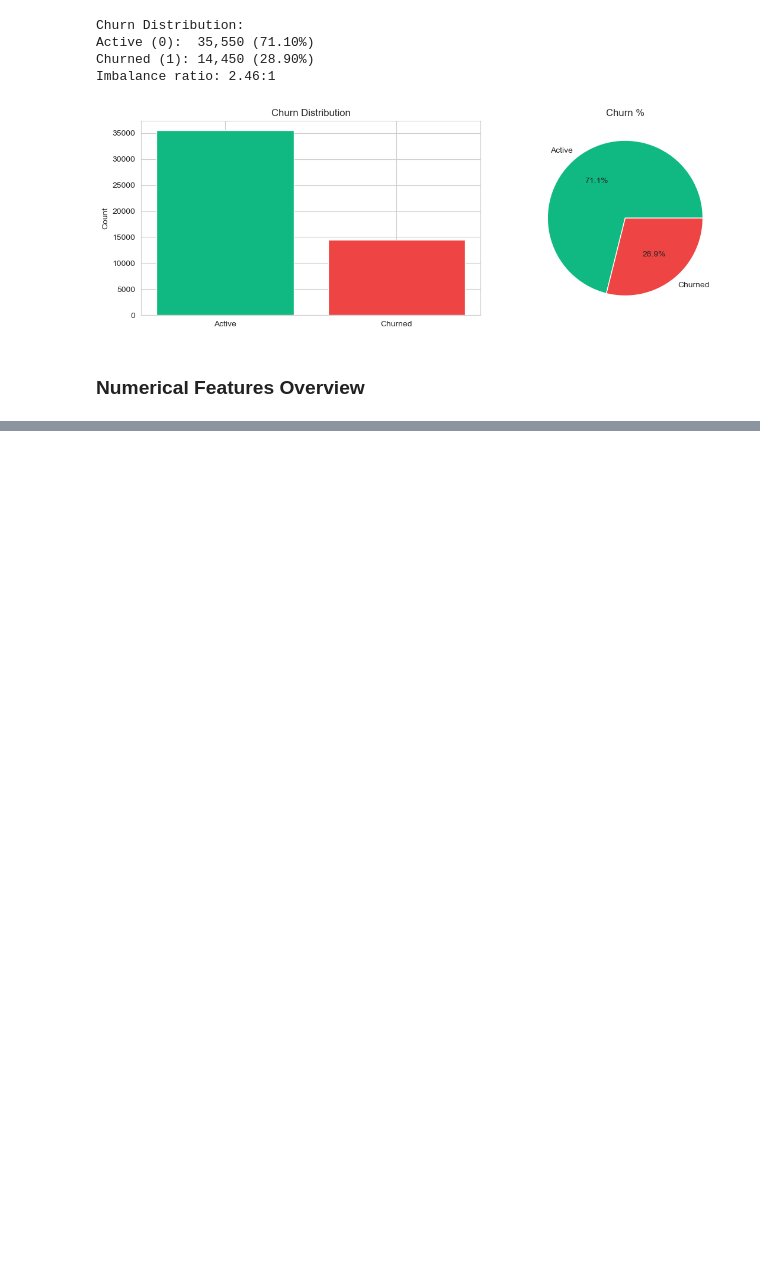
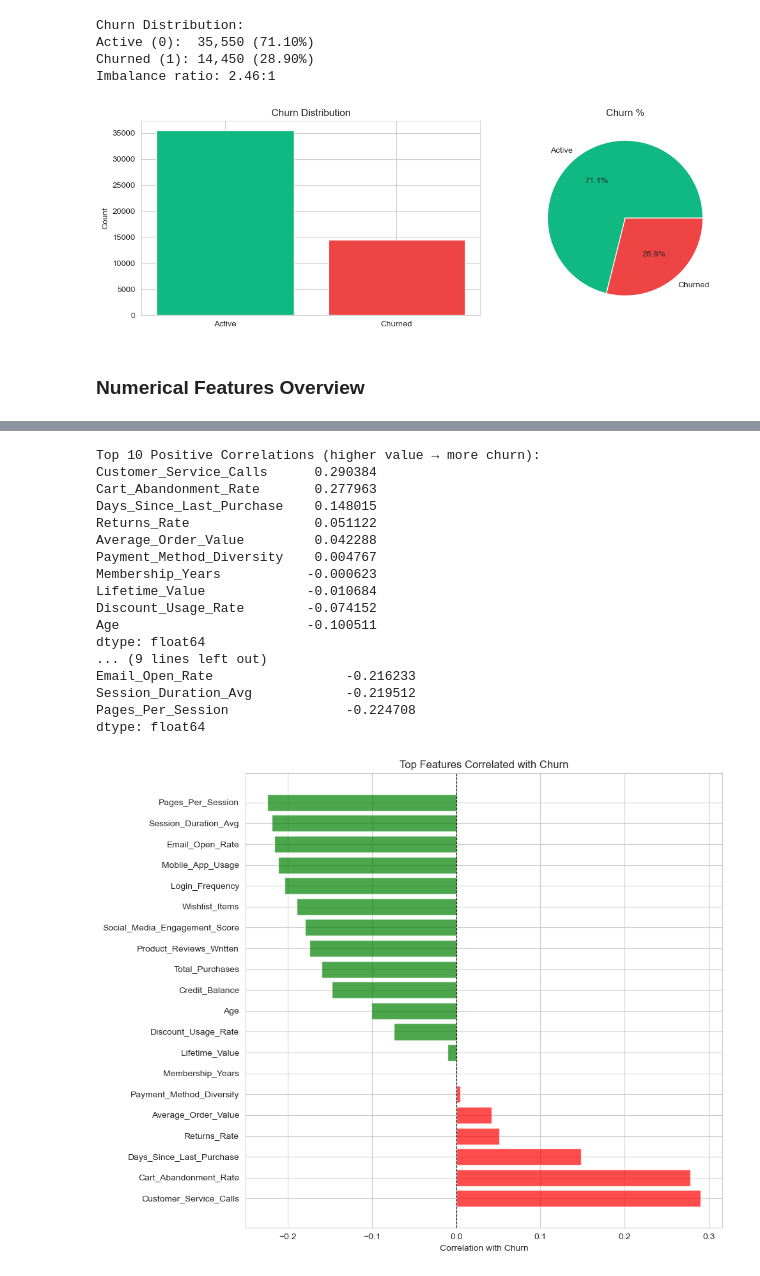
Before and after one commit to Olamilekanvic/E-commerce-Customer-Churn, a Jupyter notebook: churn_prediction.ipynb, the cells around one changed output, grey strips where cells are left out. Cells and saved outputs as stored; diff of their text form; code cells hidden in the pictures; blank space fills up the shorter version.

```diff
--- a/churn_prediction.ipynb
+++ b/churn_prediction.ipynb
@@ -288 +301,41 @@ Numerical Features Summary:
+# %%
+# Correlation with target(churn)
+churn_corr = df_cleaned[numerical_cols].corrwith(df_cleaned['Churned']).sort_values(ascending=False)
+
+print("Top 10 Positive Correlations (higher value → more churn):")
+print(churn_corr.head(10))
+print("\nTop 10 Negative Correlations (higher value → less churn):")
+print(churn_corr.tail(10))
+
+# Visualize top correlations
+top_features = pd.concat([churn_corr.head(10), churn_corr.tail(10)])
+
+plt.figure(figsize=(10, 8))
+colors = ['red' if x > 0 else 'green' for x in top_features.values]
+plt.barh(range(len(top_features)), top_features.values, color=colors, alpha=0.7)
+plt.yticks(range(len(top_features)), top_features.index)
+plt.xlabel('Correlation with Churn')
+plt.title('Top Features Correlated with Churn')
+plt.axvline(x=0, color='black', linestyle='--', linewidth=0.8)
+plt.tight_layout()
+plt.show()
+# %% [output]
+Top 10 Positive Correlations (higher value → more churn):
+Customer_Service_Calls      0.290384
+Cart_Abandonment_Rate       0.277963
+Days_Since_Last_Purchase    0.148015
+Returns_Rate                0.051122
+Average_Order_Value         0.042288
+Payment_Method_Diversity    0.004767
+Membership_Years           -0.000623
+Lifetime_Value             -0.010684
+Discount_Usage_Rate        -0.074152
+Age                        -0.100511
+dtype: float64
+... (9 lines left out)
+Email_Open_Rate                 -0.216233
+Session_Duration_Avg            -0.219512
+Pages_Per_Session               -0.224708
+dtype: float64
+[figure, added]
 # %%
```
Also changed, not shown: parts of 10 cells of this notebook, 1 other file.
